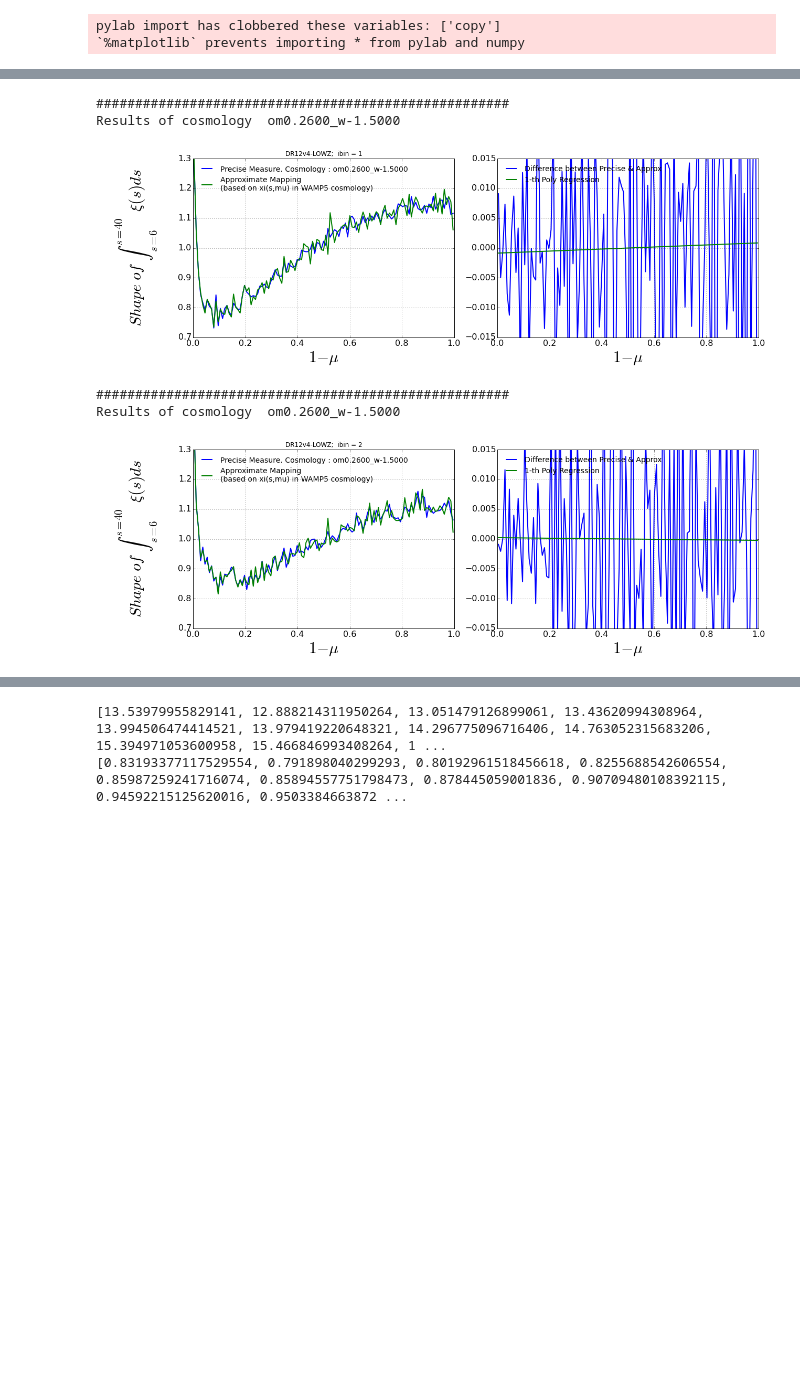
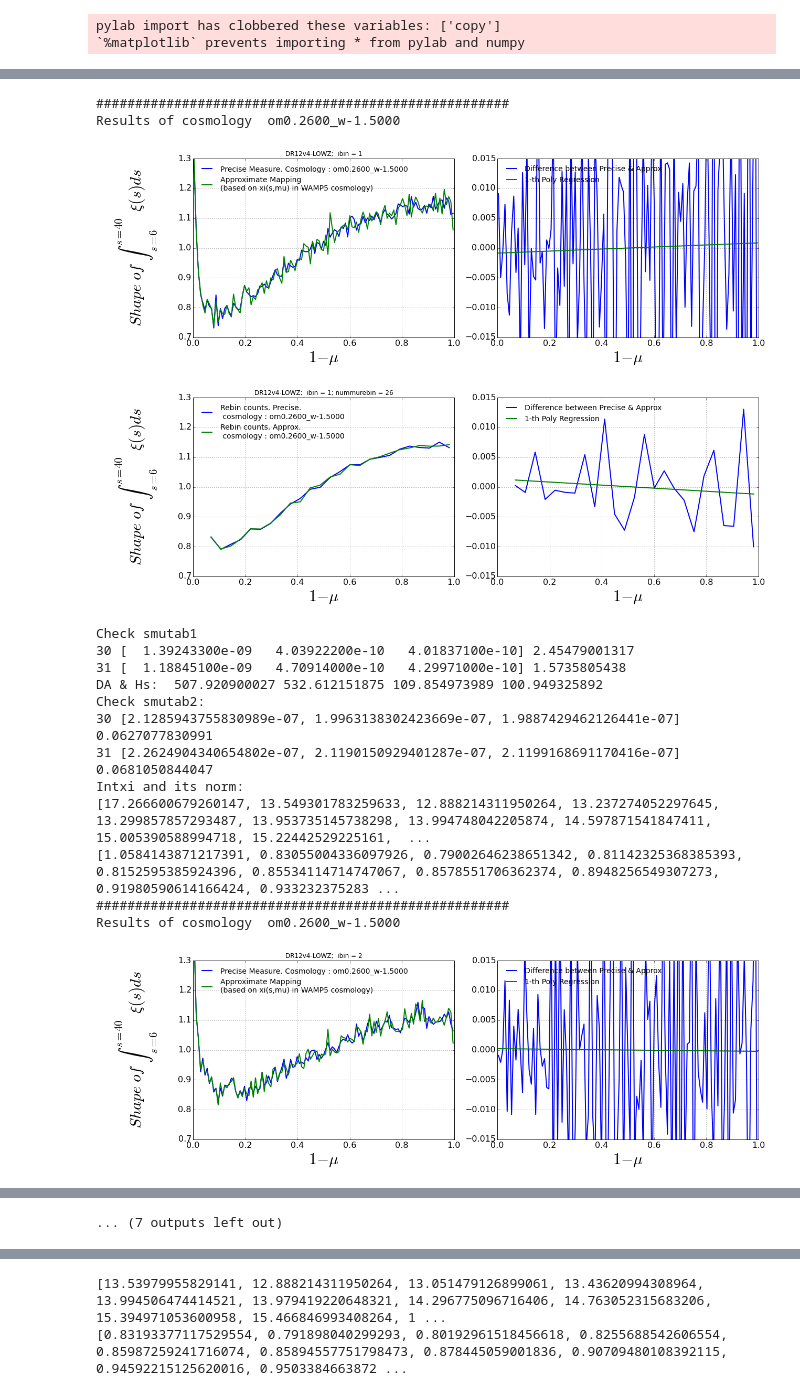
Before and after one commit to xiaodongli1986/2PCF_AP, a Jupyter notebook: 2.2.CheckFortran.ipynb, the cells around one changed output, grey strips where cells are left out. Saved outputs shown, nothing was run; the diff lists cells and outputs as text; code cells hidden in the pictures; blank space fills up the shorter version.

```diff
--- a/2.2.CheckFortran.ipynb
+++ b/2.2.CheckFortran.ipynb
@@ -59,7 +61,8 @@ om1, w1 = 0.2600, -1.00
 
 nowdir='/home/xiaodongli/SparseFilaments/data/input/boss2pcf/data/'
 savefig=False
-
+iloop=0
+intxis_data = []
 for om2 in [ 0.26 ]:#, 0.11]:
  for w2 in [ -1.5 ]:#, -1.5000]:#, -2.5000]:
   for method in [2]:#1,2,3]:
@@ -69,13 +72,14 @@ for om2 in [ 0.26 ]:#, 0.11]:
       nums1, nummu1 = 150*grid_enhance, 120*grid_enhance
    #if True:
       intxis1, intxis2 = [], []
-      for catname in [ 'DR12v4-LOWZ']:
-      #for catname in [ 'DR12v4-LOWZ']:#, 'DR12v4-CMASS']:
-       for ibin in [1,2]:#,2,3]:
+      #for catname in [ 'DR12v4-LOWZ']:
+      for catname in [ 'DR12v4-LOWZ', 'DR12v4-CMASS']:
+       for ibin in [1,2,3]:
        #for ibin in [1]:#,2,3]:#,2,3]:
         # method 1: interpolation from same-size s-mu tab;
         # method 2: binning from large-size s-mu tab;
         # method 3: interplation from large-size s-mu tab, than combine to get standard-size s-mu tab
+        iloop += 1
         smusettings1 = {'deltamu': 0,'deltas': 0,'mulist': [],'mumax': 1.0,'mumin': 0.0,'nummubin': nummu1,'numsbin': nums1,'slist': [], 'smax': 150.0,'smin': 0.0}; smusettings2 = smusettings_smax51
         smu__initsmusettings(smusettings1); smu__initsmusettings(smusettings2)
 
@@ -177,7 +181,7 @@ for om2 in [ 0.26 ]:#, 0.11]:
             ax1.legend(frameon=False, loc='upper left', fontsize=14); ax2.legend(frameon=False, loc='upper left', fontsize=14)
             ax1.grid(); ax2.grid(); ax1.set_ylim(0.7, 1.3); ax2.set_ylim(-0.015, 0.015);
             plt.tight_layout(); plt.show()
-        if False:
+        if True:
             mumids = get_mid_array1d(np.linspace(nowmumin, 1.0, nummurebin))
             fig = plt.figure(figsize=(18,6)); ax1, ax2 = fig.add_subplot(121), fig.add_subplot(122)
             result1= smu__intxi_calcwrite(smufile1, smusettings_smax51, smu__intxi__settings=now_smu__intxi__settings, smudata=smutab2 )[2]; result1=normto1(result1)
@@ -218,35 +222,73 @@ for om2 in [ 0.26 ]:#, 0.11]:
             ax.plot(mumids, result3, lw=2, label= 'Rebin xi. Precise. \ncosmology : '+omwstr(om2, w2));
             ax.plot(mumids, result4, lw=2, label= 'Rebin xi. Approx.  \ncosmology : '+omwstr(om2, w2));
             ax.grid()
             ax.legend(frameon=False, fontsize=18)
-        #s =  10 to  11 . 1-mu = 0.613 . xi (orig), xi (mapped), rat =  1.1967872 0.93354447 1.28198199278
-        #s =  12 to  13 . 1-mu = 0.621 . xi (orig), xi (mapped), rat =  0.6900491 0.95262235 0.724367951266
+        if True: #iloop == 1:
+            #####################################
+            print 'Check smutab1'
+            for ibin in range(29,31):
+                j = 100-1
+                DD, DR, RR = smutab1[ibin][j][4:7]
+                print ibin+1, smutab1[ibin][j][4:7], (DD-2*DR)/RR + 1.
+
+            #####################################
+            ## Check DA and H
+            print 'DA & Hs: ', DA2, DA1, H2, H1
+
+            #####################################
+            ##
+            print 'Check smutab2:'
+            for ibin in range(29,31):
+                j = 0
+                DD, DR, RR = smutab2_inferredfrom1[ibin][j][4:7]
+                print ibin+1, smutab2_inferredfrom1[ibin][j][4:7], (DD-2*DR)/RR + 1.
+
+            result2 = smu__intxi_calcwrite(smufile1, smusettings_smax51,
+                                           smu__intxi__settings={'mumax': 1.0, 'mumin': 0.01, 'nummubin': 26, 'smax': 40,
+                                                                 'smin': 6.0,'xifunction':intxi_FractionalS},
+                                                                 smudata=smutab2_inferredfrom1)[2]
+            print 'Intxi and its norm:'
+            print result2
+            result2=normto1(result2)
+            print result2
+            intxis_data.append([xx for xx in result2])
       if False:
         fig3 = plt.figure(figsize=(18,18)); ax3a = fig3.add_subplot(211); ax3b = fig3.add_subplot(212)
         deltaintxis1 = [XplusY(intxis1[row],intxis1[row+1], -1) for row in range(len(intxis1)-1)]
         deltaintxis2 = [XplusY(intxis2[row],intxis2[row+1], -1) for row in range(len(intxis2)-1)]
         for row in range(len(deltaintxis1)):
             X=get_mid_array1d(np.linspace(0,1,len(deltaintxis1[row])+1));
             ax3a.plot(X,deltaintxis1[row],lw=2, c=PLOT_COLOR_ARRAY[row], label='Redshift evolution:  z'+str(row+2)+' - z1');
             ax3a.plot(X,deltaintxis2[row],lw=2, c=PLOT_COLOR_ARRAY[row], ls='--');
             ax3b.plot(X,XplusY(deltaintxis1[row],deltaintxis2[row],b=-1), lw=2, c=PLOT_COLOR_ARRAY[row], label='Redshift evolution:  z'+str(row+2)+' - z1 (Accurate - Approx)')
         ax3a.legend(frameon=False); ax3a.grid(); ax3b.legend(frameon=False); ax3b.grid();
         fs=30; ax3b.set_xlabel('1-$\\mu$', fontsize=fs);
         ax3a.set_ylabel('$Shape\\ of\\ \\int_{s=6}^{s=40} \\ \\xi(s)ds$\n', fontsize=fs); ax3b.set_ylabel('$Shape\\ of\\ \\int_{s=6}^{s=40} \\ \\xi(s)ds$\n', fontsize=fs);
         if method == 1:
             methodstr = 'Interpolation'
         elif method == 2:
             methodstr = 'DenseToSparese__'+method2str+'.'+str(nums1)+'_'+str(nummu1)+'grid'
         elif method == 3:
             methodstr = 'DenseToSparese__InterpolationAndRebin__'+method2str+'.'+str(nums1)+'_'+str(nummu1)+'grid'
         figname='RedshiftEvolution__'+omwstr(om2,w2)+'.'+methodstr; ax3a.set_title(figname);
         ax3a.set_ylim(-0.15, 0.15); ax3b.set_ylim(-0.03, 0.03)
         if savefig: fig3.savefig(figname+'.png', format='png')
         plt.show()
 # %% [output]
 #####################################################
 Results of cosmology  om0.2600_w-1.5000
 [figure]
+[figure, new version]
+Check smutab1
+30 [  1.39243300e-09   4.03922200e-10   4.01837100e-10] 2.45479001317
+31 [  1.18845100e-09   4.70914000e-10   4.29971000e-10] 1.5735805438
+DA & Hs:  507.920900027 532.612151875 109.854973989 100.949325892
+Check smutab2:
+30 [2.1285943755830989e-07, 1.9963138302423669e-07, 1.9887429462126441e-07] 0.0627077830991
+31 [2.2624904340654802e-07, 2.1190150929401287e-07, 2.1199168691170416e-07] 0.0681050844047
+Intxi and its norm:
+[17.266600679260147, 13.549301783259633, 12.888214311950264, 13.237274052297645, 13.299857857293487, 13.953735145738298, 13.994748042205874, 14.597871541847411, 15.005390588994718, 15.22442529225161,  ...
+[1.0584143871217391, 0.83055004336097926, 0.79002646238651342, 0.81142325368385393, 0.8152595385924396, 0.85534114714747067, 0.8578551706362374, 0.8948256549307273, 0.91980590614166424, 0.933232375283 ...
 #####################################################
 Results of cosmology  om0.2600_w-1.5000
-[figure, old version]
+[figure, added]
@@ -252,0 +324 @@ Results of cosmology  om0.2600_w-1.5000
+... (7 outputs left out)
```
Also changed, not shown: parts of 17 cells of this notebook, 1 other file.
